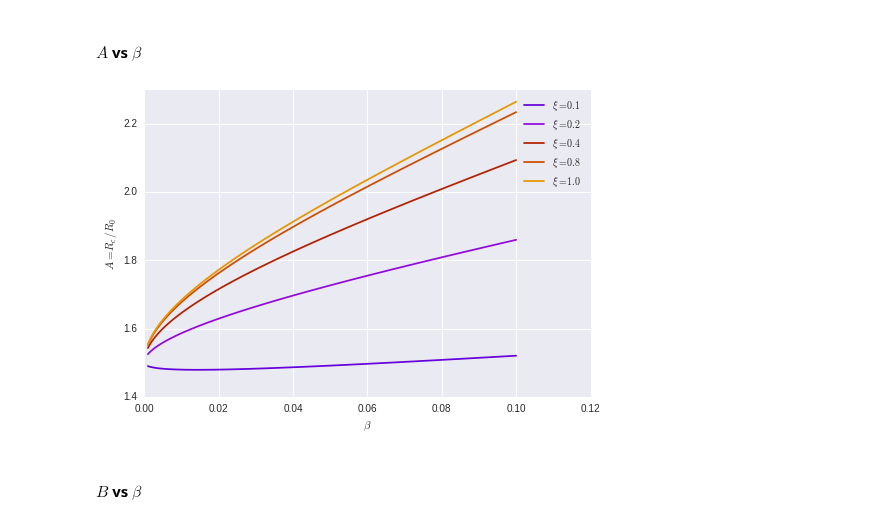
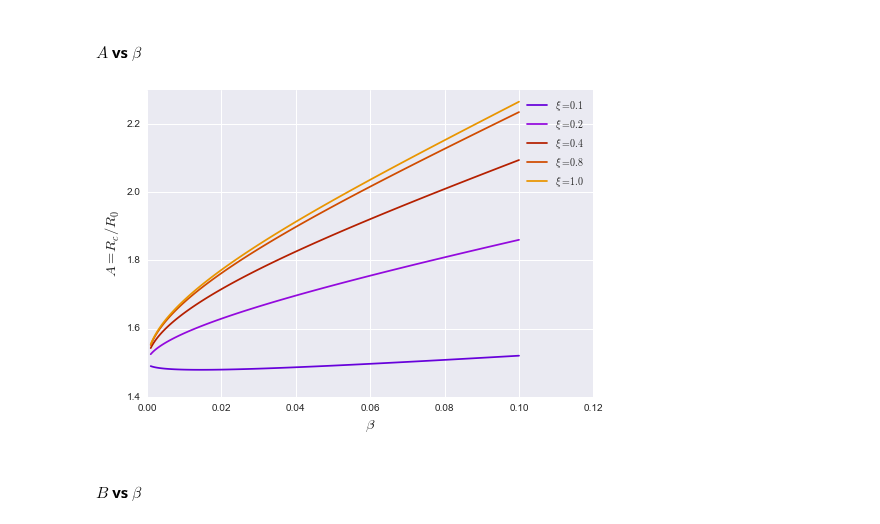
Before and after one commit to will-henney/bowshock-shape, a Jupyter notebook: papers/Paper1/Radii_vs_beta.ipynb, the cells around one changed output. Cells and saved outputs as stored; diff of their text form; code cells hidden in the pictures.

```diff
--- a/papers/Paper1/Radii_vs_beta.ipynb
+++ b/papers/Paper1/Radii_vs_beta.ipynb
@@ -60,12 +60,13 @@ xcolors = sns.color_palette("gnuplot",len(xi))
 # %%
 for x,xc in zip(xi,xcolors):
     ACurv = A(beta,x)
     plt.plot(beta,ACurv,linestyle="-",color=xc,label=r"$\xi={}$".format(x))
 plt.legend()
-plt.xlabel(r"$\beta$")
-plt.ylabel(r"$A=R_c/R_0$");
+plt.xlabel(r"$\beta$",fontsize="large")
+plt.ylabel(r"$A=R_c/R_0$",fontsize="large")
+plt.savefig("A-beta.pdf");
 # %% [output]
-[figure, old version]
+[figure, new version]
 # %% [markdown]
 #### $B$ vs $\beta$
 # %%
```
Also changed, not shown: parts of 2 cells of this notebook, 3 other files.
